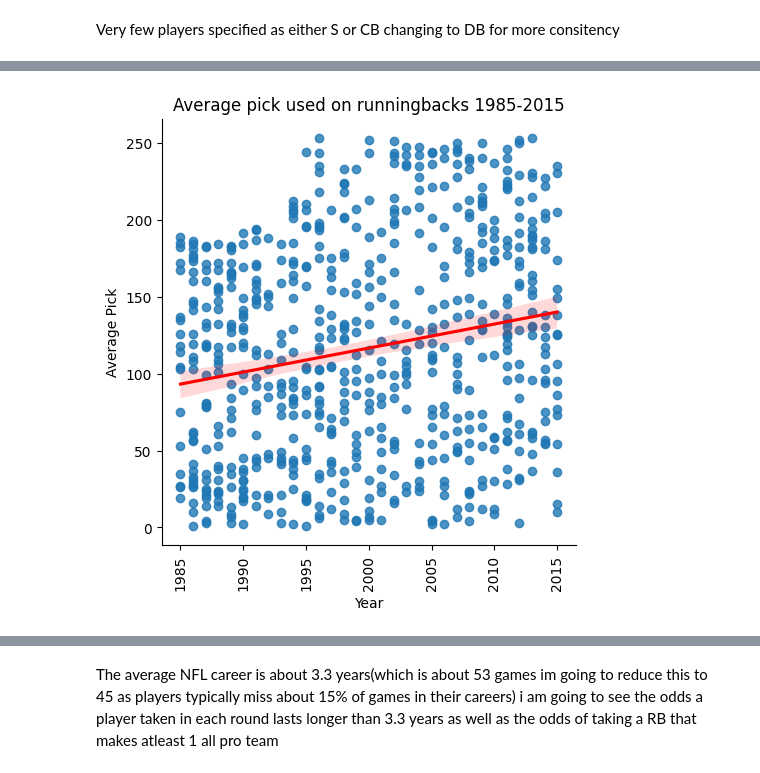
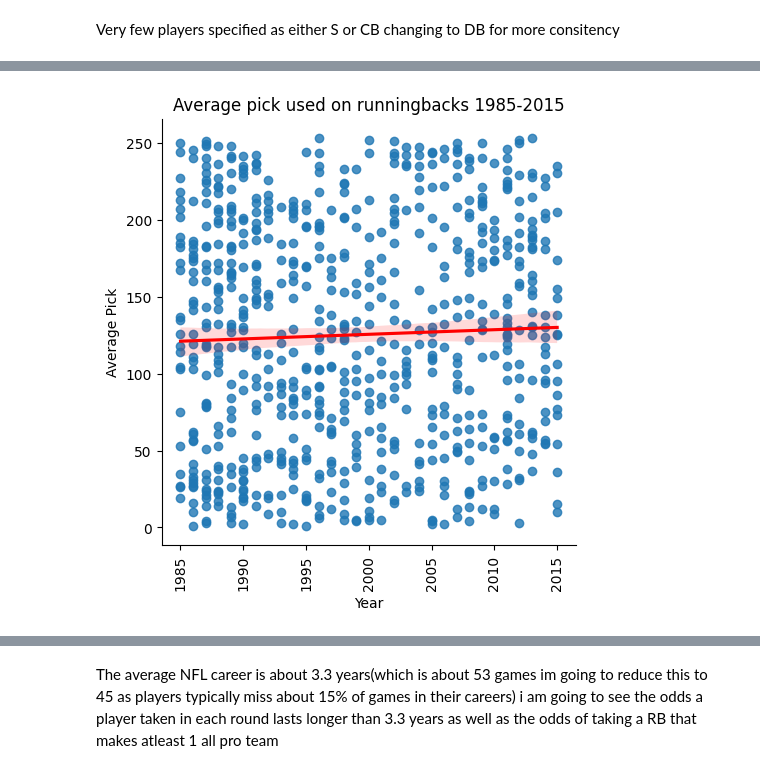
Before and after one commit to Griffmatt/kaggle, a Jupyter notebook: runningbackEDA.ipynb, the cells around one changed output, grey strips where cells are left out. Cells and saved outputs as stored; diff of their text form; code cells hidden in the pictures.

```diff
--- a/runningbackEDA.ipynb
+++ b/runningbackEDA.ipynb
@@ -8,10 +8,10 @@ Only including players taken in round 7 or earlier for consitincey as players ta
 # %%
 df = pd.read_csv("./data_sets/nfl_draft.csv")
-df = df[df['rnd'] <= 7]
+
+df = df[df['rnd'] <= 9]
 # %% [markdown]
 Very few players specified as either S or CB changing to DB for more consitency
 # %%
 df['pos'] = df['pos'].replace(['S', 'CB'], "DB")
-df['prem'] = df['pos'].isin(['QB', 'DE', "T", "WR", "DB"])
 df['career_length'] = (df['g'] >= 45).astype(int)
 df['restav'] = df['carav'] - df['first4av']
@@ -43,3 +18,17 @@ memory usage: 2.0+ MB
+# %%
+rb_df = df[df['pos'] == "RB"]
+rb_df = rb_df[[
+       #'column_a', 'player_id',
+       'year', 'rnd', 'pick', 'tm', 'player', 'hof',
+       'pos', 'position_standard', 'first4av', 'age', 'to', 'ap1', 'pb', 'st',
+       'carav', 'drav', 'g',
+       #'cmp', 'pass_att', 'pass_yds', 'pass_td','pass_int',
+       'rush_att', 'rush_yds', 'rush_tds', 'rec', 'rec_yds', 'rec_tds',
+       #'tkl', 'def_int', 'sk',
+       'college_univ',
+       'career_length', 'restav']]
+before_df = rb_df[rb_df['year'] < 2000]
+after_df = rb_df[rb_df['year'] >= 2000]
 # %%
 df.shape
 # %% [output]
@@ -110,12 +114,12 @@ df.describe()
 # %%
-sns.lmplot(data=rb_df, x='year', y="pick", line_kws={'color': 'red'})
+sns.lmplot(rb_df, x='year', y="pick", line_kws={'color': 'red'})
 plt.xlabel("Year")
 plt.ylabel("Average Pick")
 plt.xticks(rotation='vertical')
 plt.title(f"Average pick used on runningbacks 1985-2015")
 plt.show()
 # %% [output]
-[figure, old version]
+[figure, new version]
 # %%
 sns.scatterplot(before_df, x="pick", y="carav")
 
```
Also changed, not shown: parts of 15 cells of this notebook, 4 other files.
